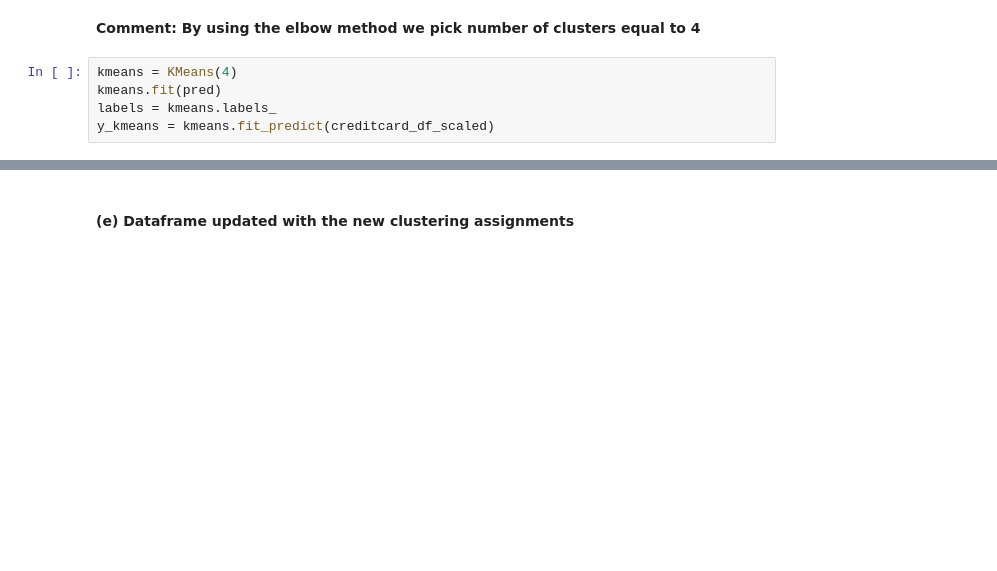
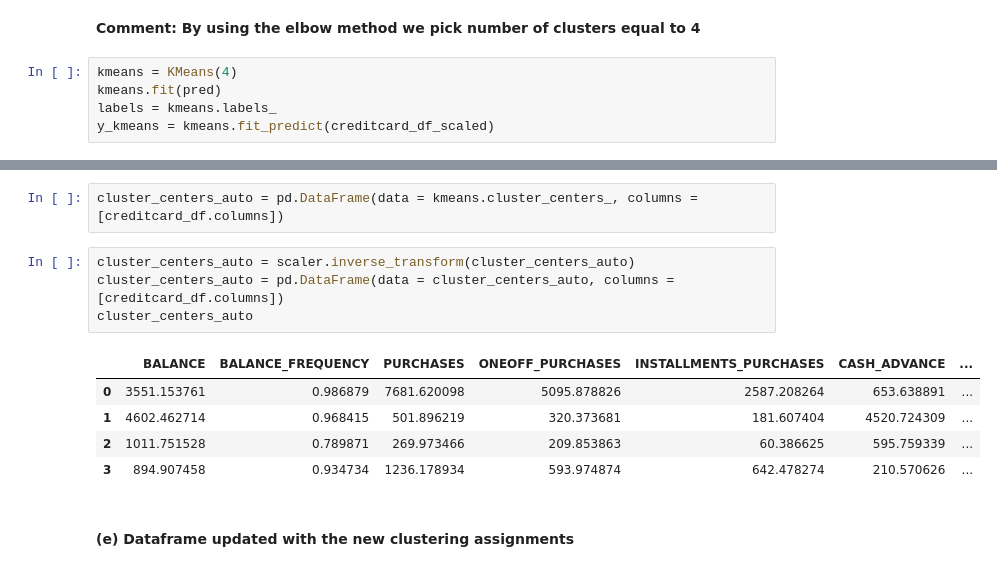
Before and after one commit to Panostam/Marketing_Department_Clustering_Project, a Jupyter notebook: Marketing_Department_Clustering_Project.ipynb, the cells around one changed output, grey strips where cells are left out. Cells and saved outputs as stored; diff of their text form; blank space fills up the shorter version.

```diff
--- a/Marketing_Department_Clustering_Project.ipynb
+++ b/Marketing_Department_Clustering_Project.ipynb
@@ -405,3 +424,15 @@ y_kmeans = kmeans.fit_predict(creditcard_df_scaled)
+# %%
+cluster_centers_auto = pd.DataFrame(data = kmeans.cluster_centers_, columns = [creditcard_df.columns])
+# %%
+cluster_centers_auto = scaler.inverse_transform(cluster_centers_auto)
+cluster_centers_auto = pd.DataFrame(data = cluster_centers_auto, columns = [creditcard_df.columns])
+cluster_centers_auto
+# %% [output]
+|  | BALANCE | BALANCE_FREQUENCY | PURCHASES | ONEOFF_PURCHASES | INSTALLMENTS_PURCHASES | CASH_ADVANCE | ... |
+| 0 | 3551.153761 | 0.986879 | 7681.620098 | 5095.878826 | 2587.208264 | 653.638891 | ... |
+| 1 | 4602.462714 | 0.968415 | 501.896219 | 320.373681 | 181.607404 | 4520.724309 | ... |
+| 2 | 1011.751528 | 0.789871 | 269.973466 | 209.853863 | 60.386625 | 595.759339 | ... |
+| 3 | 894.907458 | 0.934734 | 1236.178934 | 593.974874 | 642.478274 | 210.570626 | ... |
 # %% [markdown]
 #### (e) Dataframe updated with the new clustering assignments
 # %%
```
Also changed, not shown: parts of 6 cells of this notebook.
